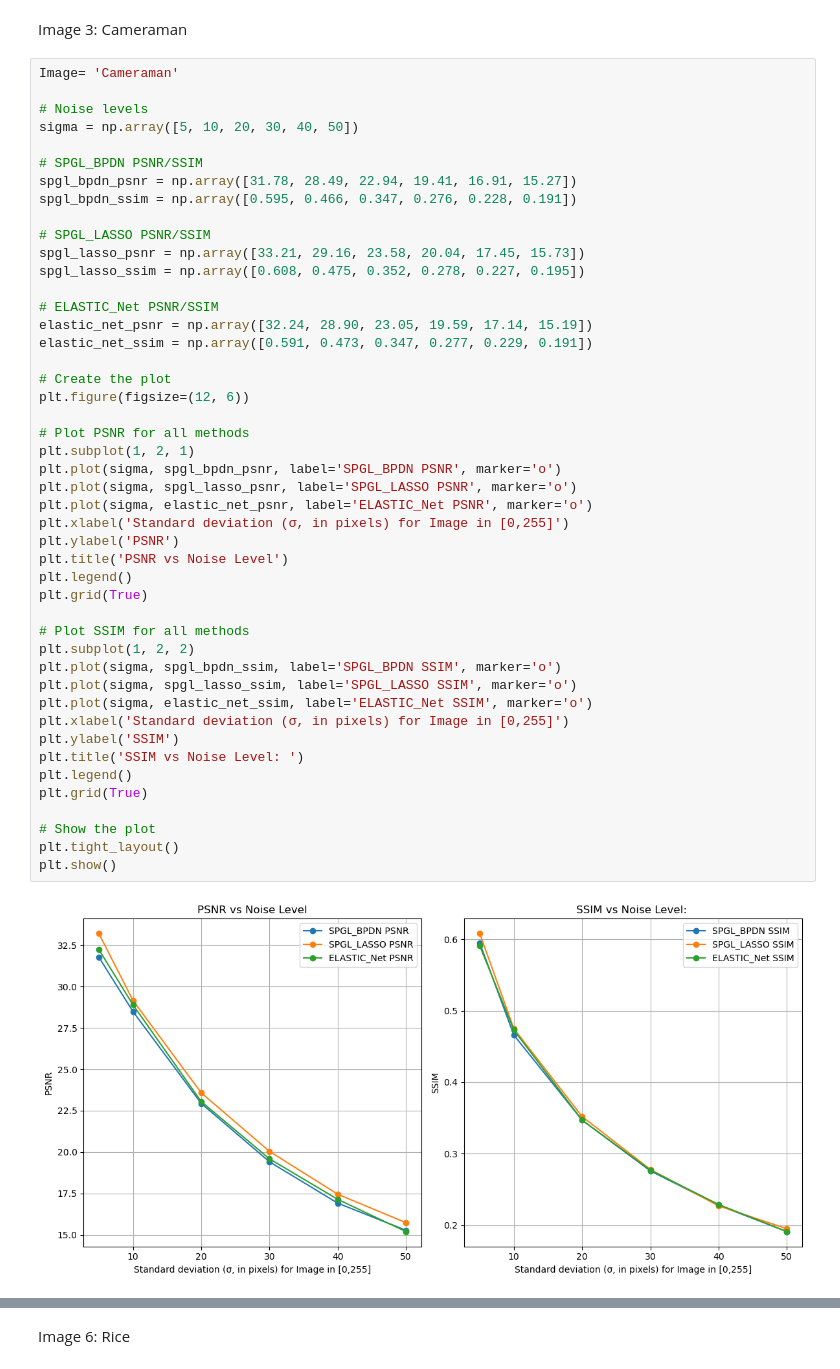
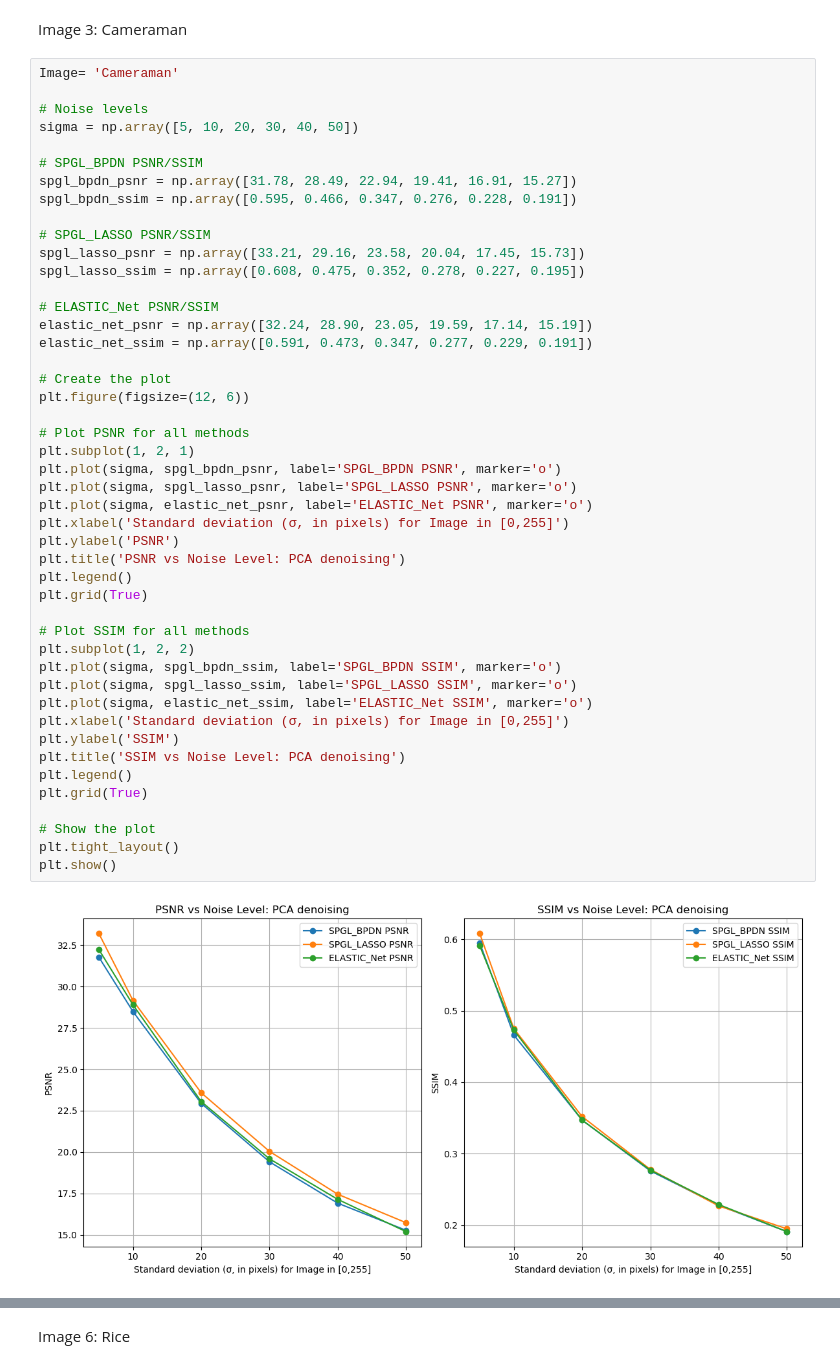
Before and after one commit to Tharindu-Nirmal/Image_Denoising, a Jupyter notebook: plots.ipynb, the cells around one changed output, grey strips where cells are left out. Drawn from its saved outputs; the diff is of its cells as text.

```diff
--- a/plots.ipynb
+++ b/plots.ipynb
@@ -21,33 +21,33 @@ spgl_lasso_ssim = np.array([0.608, 0.475, 0.352, 0.278, 0.227, 0.195])
 elastic_net_psnr = np.array([32.24, 28.90, 23.05, 19.59, 17.14, 15.19])
 elastic_net_ssim = np.array([0.591, 0.473, 0.347, 0.277, 0.229, 0.191])
 
 # Create the plot
 plt.figure(figsize=(12, 6))
 
 # Plot PSNR for all methods
 plt.subplot(1, 2, 1)
 plt.plot(sigma, spgl_bpdn_psnr, label='SPGL_BPDN PSNR', marker='o')
 plt.plot(sigma, spgl_lasso_psnr, label='SPGL_LASSO PSNR', marker='o')
 plt.plot(sigma, elastic_net_psnr, label='ELASTIC_Net PSNR', marker='o')
 plt.xlabel('Standard deviation (σ, in pixels) for Image in [0,255]')
 plt.ylabel('PSNR')
-plt.title('PSNR vs Noise Level')
+plt.title('PSNR vs Noise Level: PCA denoising')
 plt.legend()
 plt.grid(True)
 
 # Plot SSIM for all methods
 plt.subplot(1, 2, 2)
 plt.plot(sigma, spgl_bpdn_ssim, label='SPGL_BPDN SSIM', marker='o')
 plt.plot(sigma, spgl_lasso_ssim, label='SPGL_LASSO SSIM', marker='o')
 plt.plot(sigma, elastic_net_ssim, label='ELASTIC_Net SSIM', marker='o')
 plt.xlabel('Standard deviation (σ, in pixels) for Image in [0,255]')
 plt.ylabel('SSIM')
-plt.title('SSIM vs Noise Level: ')
+plt.title('SSIM vs Noise Level: PCA denoising')
 plt.legend()
 plt.grid(True)
 
 # Show the plot
 plt.tight_layout()
 plt.show()
 # %% [output]
-[figure, old version]
+[figure, new version]
```
Also changed, not shown: parts of 3 cells of this notebook, 3 other files.
